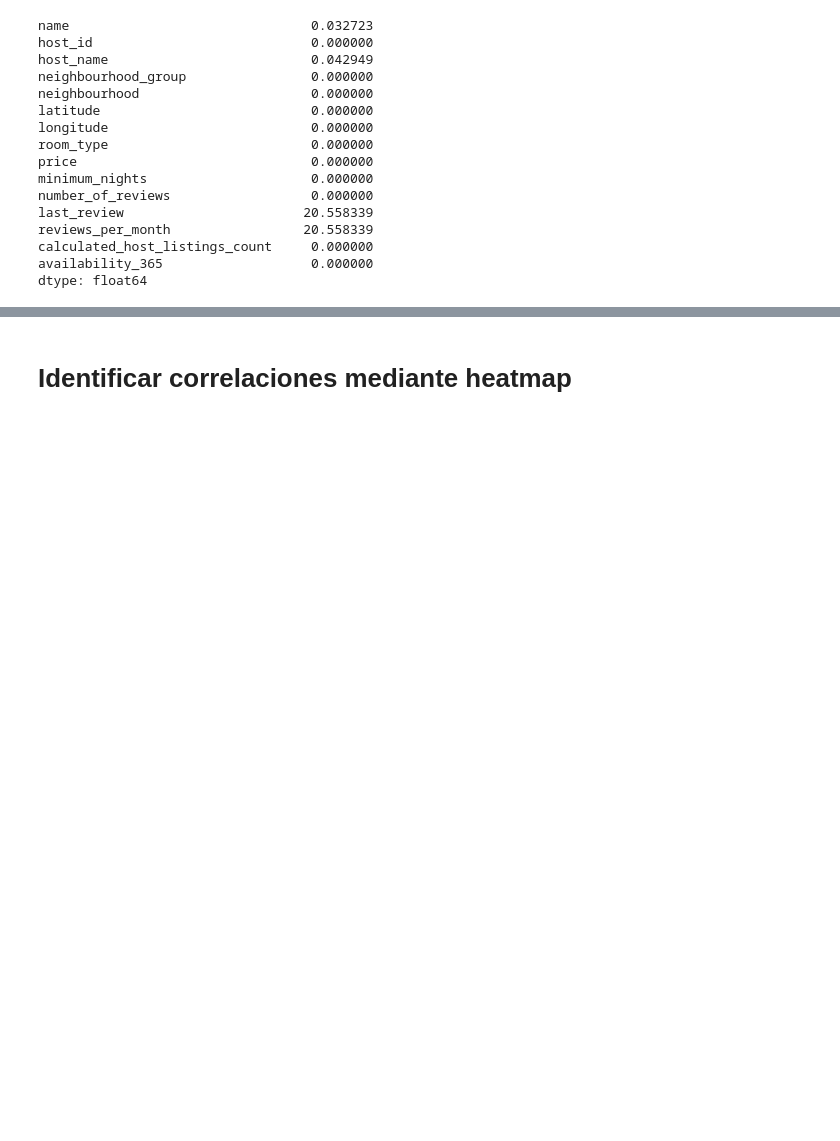
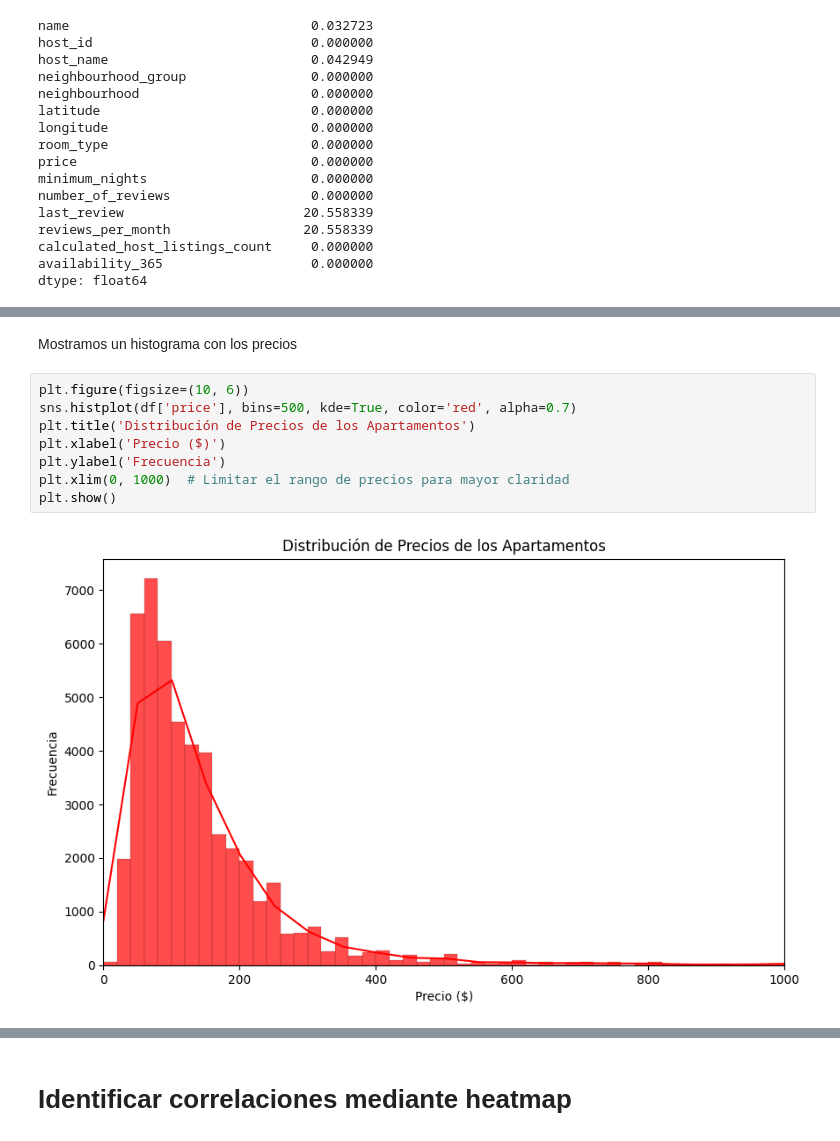
Before and after one commit to 4GeeksAcademy/Data-Preprocessing-Project-Vicente-Polo, a Jupyter notebook: src/explore.ipynb, the cells around one changed output, grey strips where cells are left out. Saved outputs shown, nothing was run; the diff lists cells and outputs as text; blank space fills up the shorter version.

```diff
--- a/src/explore.ipynb
+++ b/src/explore.ipynb
@@ -111,0 +160,12 @@ Como se puede comprobar los campos correspondientes a reviews tienen un 20 por c
+# %% [markdown]
+Mostramos un histograma con los precios
+# %%
+plt.figure(figsize=(10, 6))
+sns.histplot(df['price'], bins=500, kde=True, color='red', alpha=0.7)
+plt.title('Distribución de Precios de los Apartamentos')
+plt.xlabel('Precio ($)')
+plt.ylabel('Frecuencia')
+plt.xlim(0, 1000)  # Limitar el rango de precios para mayor claridad
+plt.show()
+# %% [output]
+[figure, added]
```
Also changed, not shown: parts of 36 cells of this notebook.
